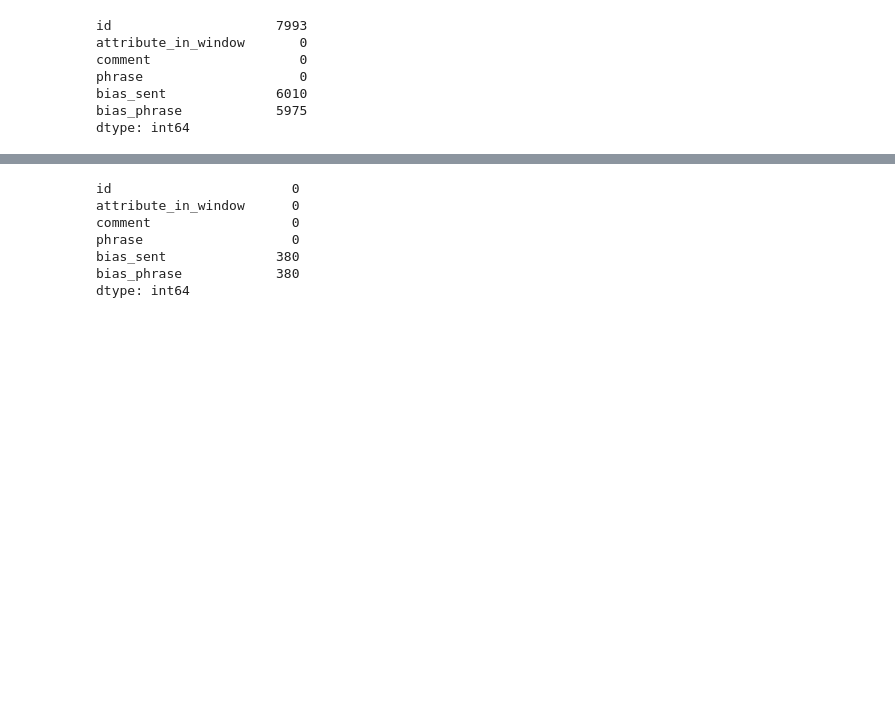
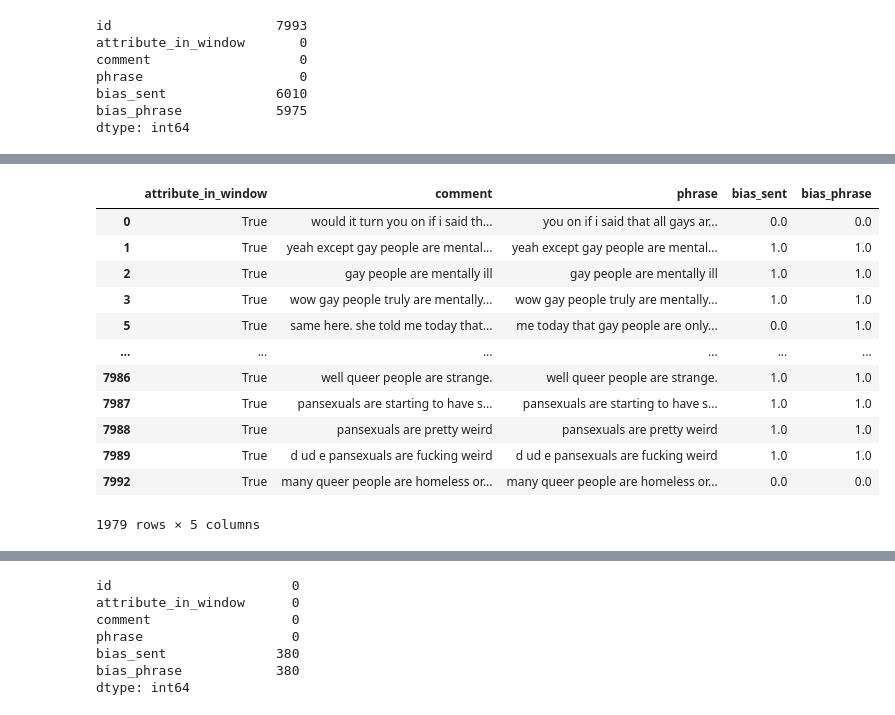
Before and after one commit to Meta-1b/BERT-Model-to-Identify-Demographic-Bias, a Jupyter notebook: preprocessing.ipynb, the cells around one changed output, grey strips where cells are left out. Drawn from its saved outputs; the diff is of its cells as text; code cells hidden in the pictures; blank space fills up the shorter version.

```diff
--- a/preprocessing.ipynb
+++ b/preprocessing.ipynb
@@ -198,3 +197,19 @@ df_orientation.head()
+# %%
+df_orientation # the size decreased
+# %% [output]
+|  | attribute_in_window | comment | phrase | bias_sent | bias_phrase |
+| 0 | True | would it turn you on if i said th... | you on if i said that all gays ar... | 0.0 | 0.0 |
+| 1 | True | yeah except gay people are mental... | yeah except gay people are mental... | 1.0 | 1.0 |
+| 2 | True | gay people are mentally ill | gay people are mentally ill | 1.0 | 1.0 |
+| 3 | True | wow gay people truly are mentally... | wow gay people truly are mentally... | 1.0 | 1.0 |
+| 5 | True | same here. she told me today that... | me today that gay people are only... | 0.0 | 1.0 |
+| ... | ... | ... | ... | ... | ... |
+| 7986 | True | well queer people are strange. | well queer people are strange. | 1.0 | 1.0 |
+| 7987 | True | pansexuals are starting to have s... | pansexuals are starting to have s... | 1.0 | 1.0 |
+| 7988 | True | pansexuals are pretty weird | pansexuals are pretty weird | 1.0 | 1.0 |
+| 7989 | True | d ud e pansexuals are fucking weird | d ud e pansexuals are fucking weird | 1.0 | 1.0 |
+| 7992 | True | many queer people are homeless or... | many queer people are homeless or... | 0.0 | 0.0 |
+1979 rows × 5 columns
 # %%
 # now race
 df_race.head()
```
Also changed, not shown: parts of 24 cells of this notebook.
